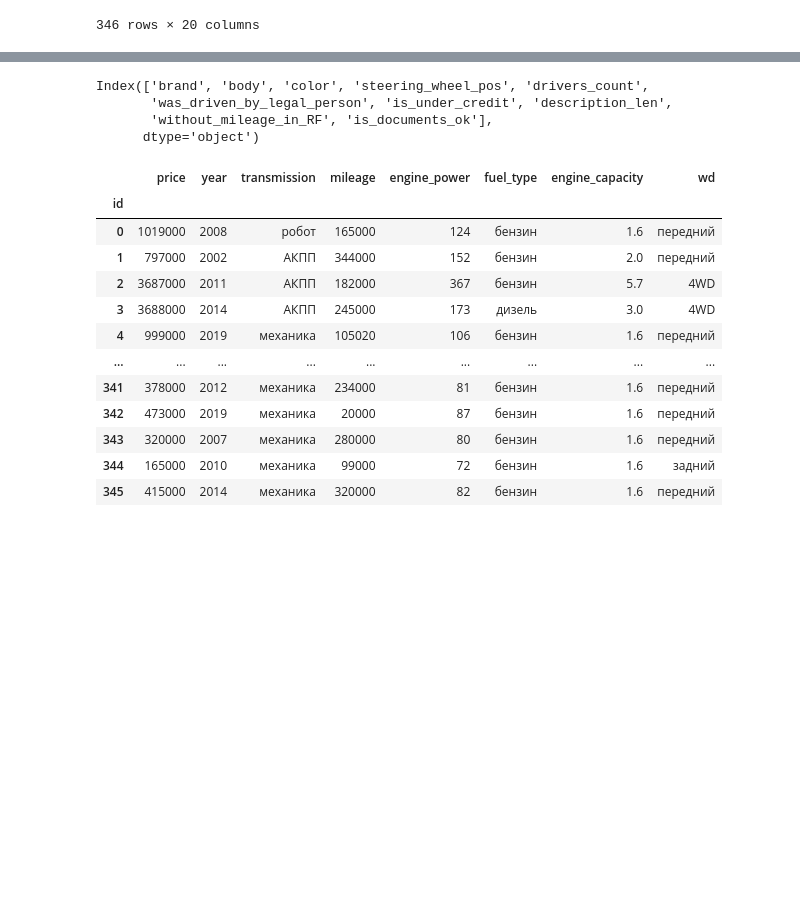
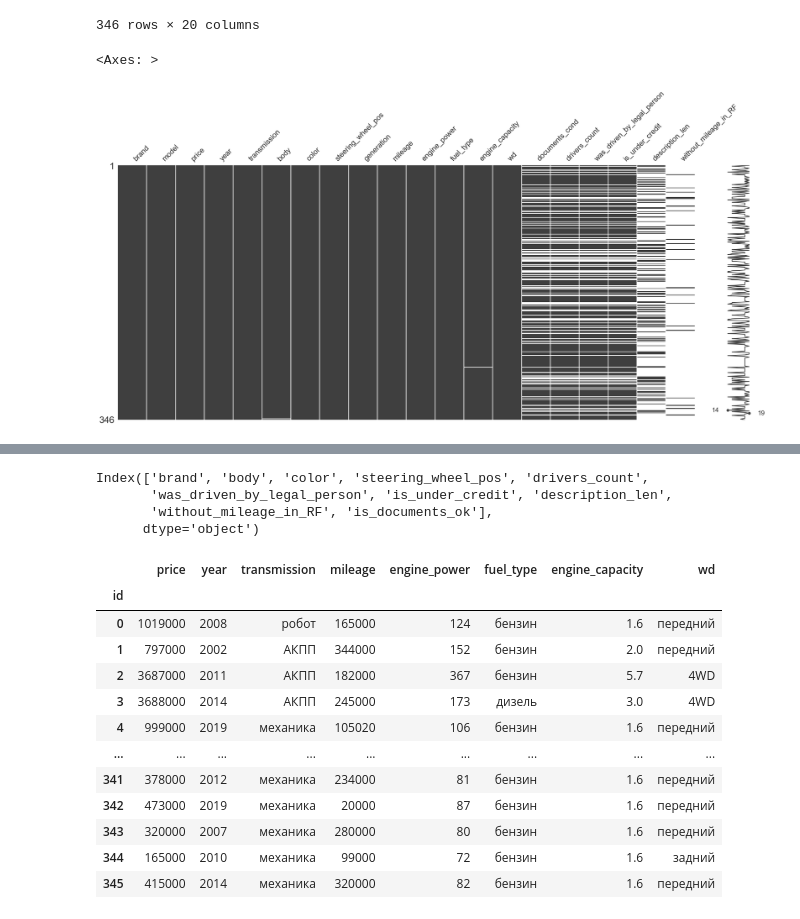
Before and after one commit to artmexbet/DromPriceRegressor, a Jupyter notebook: main.ipynb, the cells around one changed output, grey strips where cells are left out. Cells and saved outputs as stored; diff of their text form; code cells hidden in the pictures; blank space fills up the shorter version.

```diff
--- a/main.ipynb
+++ b/main.ipynb
@@ -28,6 +28,13 @@ df
 | 344 | Лада | 2105 | 165000 | 2010 | механика | NaN | черный | левый | 1 поколение | ... |
 | 345 | Лада | Гранта | 415000 | 2014 | механика | седан | синий | левый | 1 поколение | ... |
 346 rows × 20 columns
+# %%
+from missingno import matrix
+
+matrix(df)
+# %% [output]
+<Axes: >
+[figure, added]
 # %%
 def prepare(data: pd.DataFrame) -> pd.DataFrame:
     data.fillna({
```
Also changed, not shown: parts of 12 cells of this notebook.
